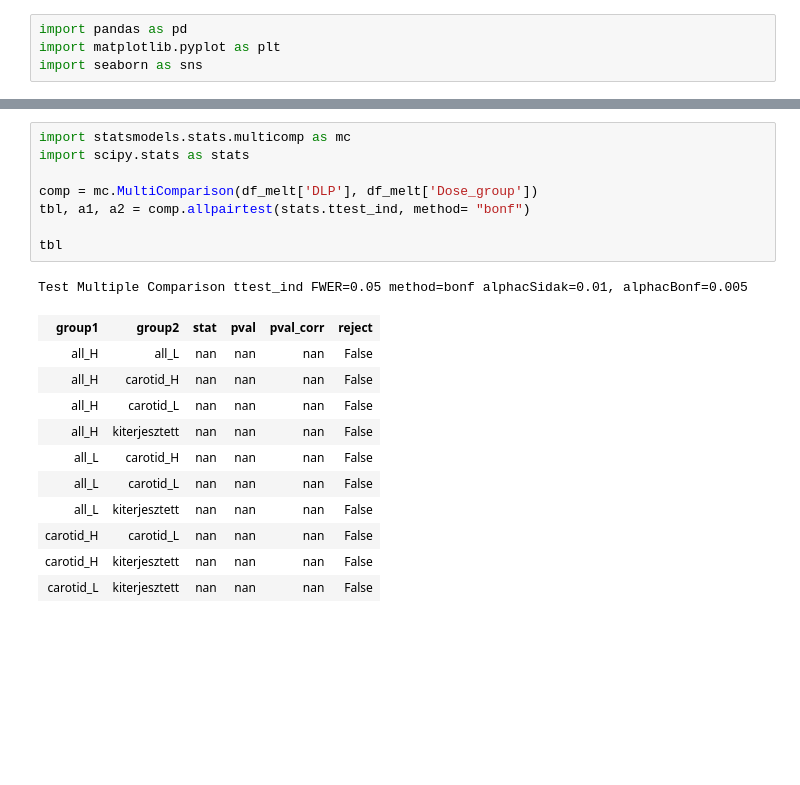
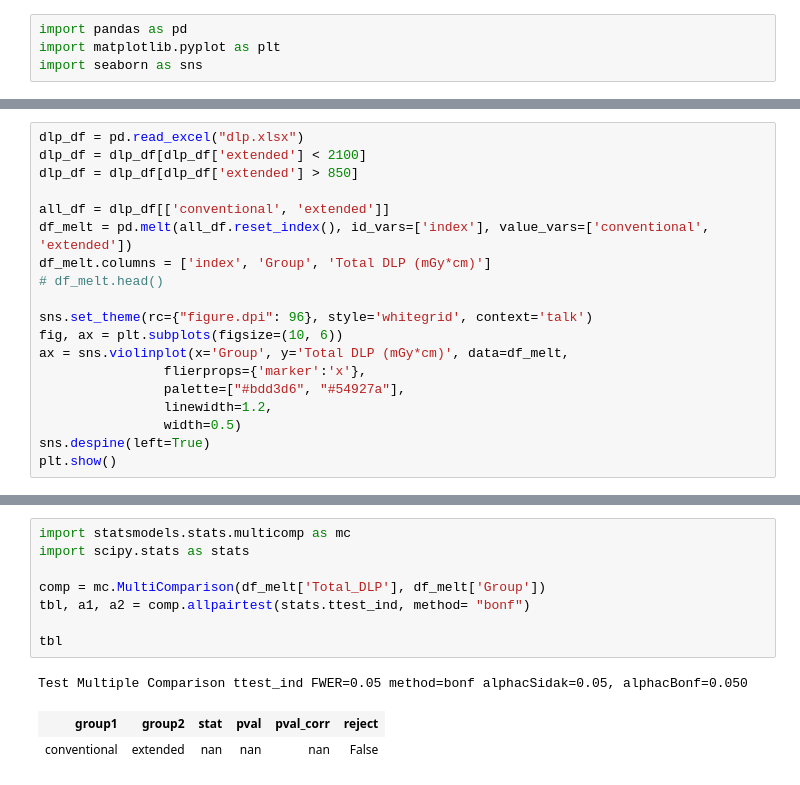
Before and after one commit to antalsz96/cta, a Jupyter notebook: dlp.ipynb, the cells around one changed output, grey strips where cells are left out. Saved outputs shown, nothing was run; the diff lists cells and outputs as text; blank space fills up the shorter version.

```diff
--- a/dlp.ipynb
+++ b/dlp.ipynb
@@ -38,0 +5,19 @@ plt.show()
+# %%
+dlp_df = pd.read_excel("dlp.xlsx")
+dlp_df = dlp_df[dlp_df['extended'] < 2100]
+dlp_df = dlp_df[dlp_df['extended'] > 850]
+
+all_df = dlp_df[['conventional', 'extended']]
+df_melt = pd.melt(all_df.reset_index(), id_vars=['index'], value_vars=['conventional', 'extended'])
+df_melt.columns = ['index', 'Group', 'Total DLP (mGy*cm)']
+# df_melt.head()
+
+sns.set_theme(rc={"figure.dpi": 96}, style='whitegrid', context='talk')
+fig, ax = plt.subplots(figsize=(10, 6))
+ax = sns.violinplot(x='Group', y='Total DLP (mGy*cm)', data=df_melt,
+                flierprops={'marker':'x'},
+                palette=["#bdd3d6", "#54927a"],
+                linewidth=1.2,
+                width=0.5)
+sns.despine(left=True)
+plt.show()
@@ -68,21 +52,12 @@ res.tukey_summary
 # %%
 import statsmodels.stats.multicomp as mc
 import scipy.stats as stats
 
-comp = mc.MultiComparison(df_melt['DLP'], df_melt['Dose_group'])
+comp = mc.MultiComparison(df_melt['Total_DLP'], df_melt['Group'])
 tbl, a1, a2 = comp.allpairtest(stats.ttest_ind, method= "bonf")
 
 tbl
 # %% [output]
-Test Multiple Comparison ttest_ind FWER=0.05 method=bonf alphacSidak=0.01, alphacBonf=0.005
+Test Multiple Comparison ttest_ind FWER=0.05 method=bonf alphacSidak=0.05, alphacBonf=0.050
 | group1 | group2 | stat | pval | pval_corr | reject |
-| all_H | all_L | nan | nan | nan | False |
-| all_H | carotid_H | nan | nan | nan | False |
-| all_H | carotid_L | nan | nan | nan | False |
-| all_H | kiterjesztett | nan | nan | nan | False |
-| all_L | carotid_H | nan | nan | nan | False |
-| all_L | carotid_L | nan | nan | nan | False |
-| all_L | kiterjesztett | nan | nan | nan | False |
-| carotid_H | carotid_L | nan | nan | nan | False |
-| carotid_H | kiterjesztett | nan | nan | nan | False |
-| carotid_L | kiterjesztett | nan | nan | nan | False |
+| conventional | extended | nan | nan | nan | False |
```
Also changed, not shown: parts of 11 cells of this notebook, 1 other file.
